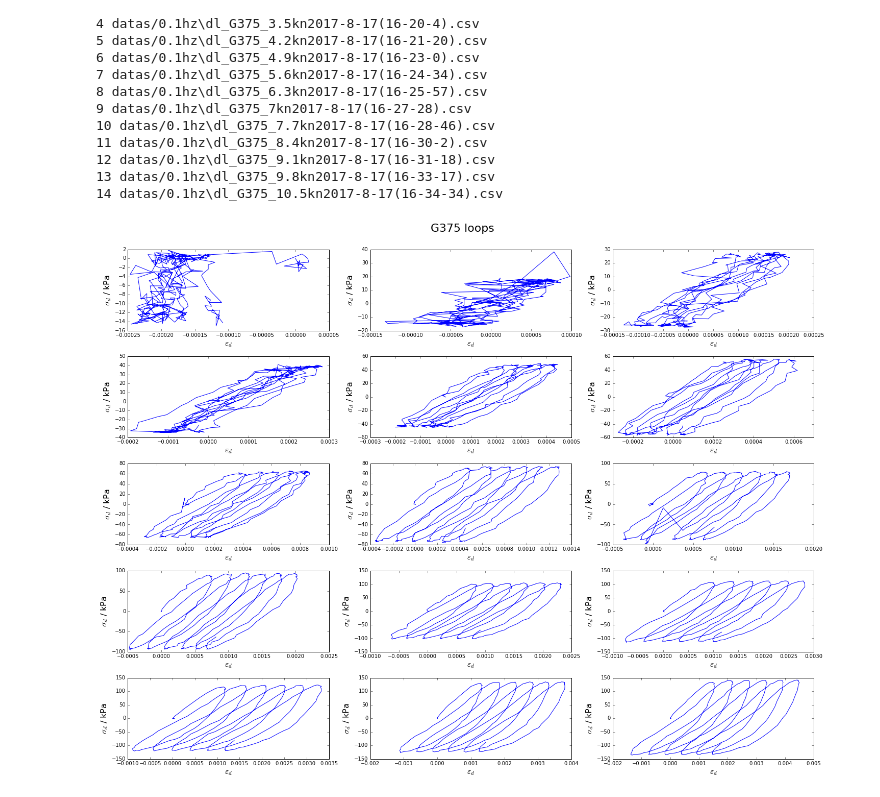
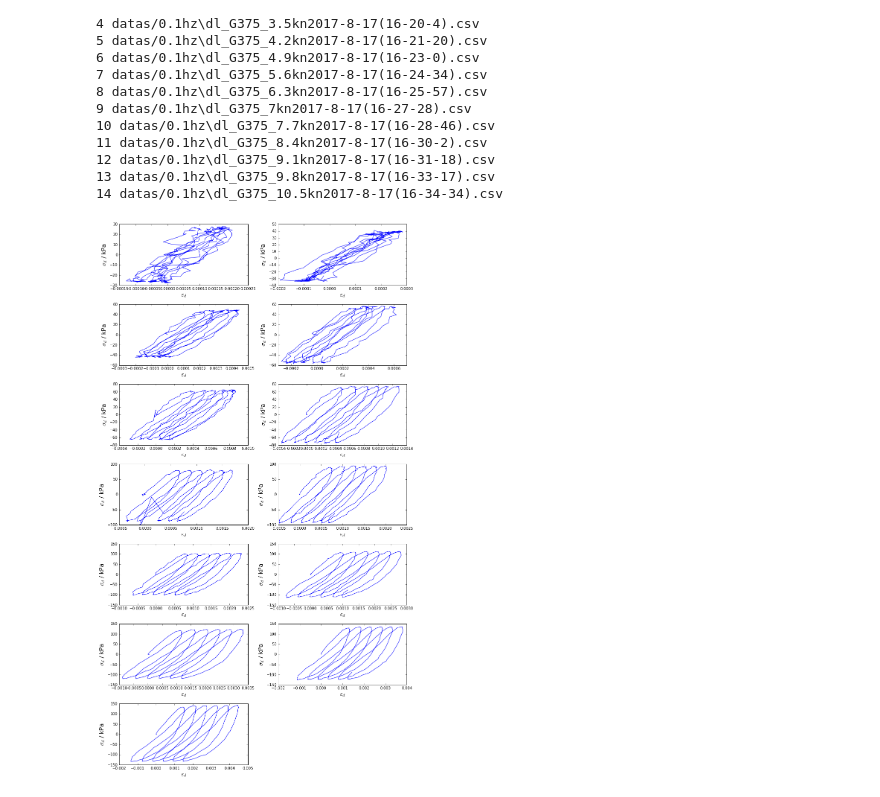
Before and after one commit to FryeT/dongli, a Jupyter notebook: dl_G375/dl_G375.ipynb, the cells around one changed output. Cells and saved outputs as stored; diff of their text form; code cells hidden in the pictures.

```diff
--- a/dl_G375/dl_G375.ipynb
+++ b/dl_G375/dl_G375.ipynb
@@ -31,16 +31,15 @@ for i , f in enumerate(g375files):
 13 datas/0.1hz\dl_G375_9.8kn2017-8-17(16-33-17).csv
 14 datas/0.1hz\dl_G375_10.5kn2017-8-17(16-34-34).csv
 # %%
-plt.figure(figsize=(20,16), dpi=300)
-plt.suptitle('G375 loops', fontsize=22)
-for i, f in enumerate(g375files):
+plt.figure(figsize=(12,21), dpi=300)
+#plt.suptitle('G375 loops', fontsize=22)
+for i, f in enumerate(g375files[2:]):
     df = pd.read_csv(f, encoding='gb2312')
-    plt.subplot(5, 3, i+1)
+    plt.subplot(7, 2, i+1)
     plt.plot(df['epsilon_d'], df['sigma_d'])
     plt.xlabel(r'$\varepsilon_d$', fontsize=16)
     plt.ylabel(r'$\sigma_d$ / kPa', fontsize=16)
-    plt.tight_layout(rect=[0, 0.03, 1, 0.95])
-
-plt.savefig('loops.svg')
+plt.tight_layout()
+plt.savefig('figs/g375_loops.png')
 # %% [output]
-[figure, old version]
+[figure, new version]
```
Also changed, not shown: parts of 2 cells of this notebook, 2 other files.
